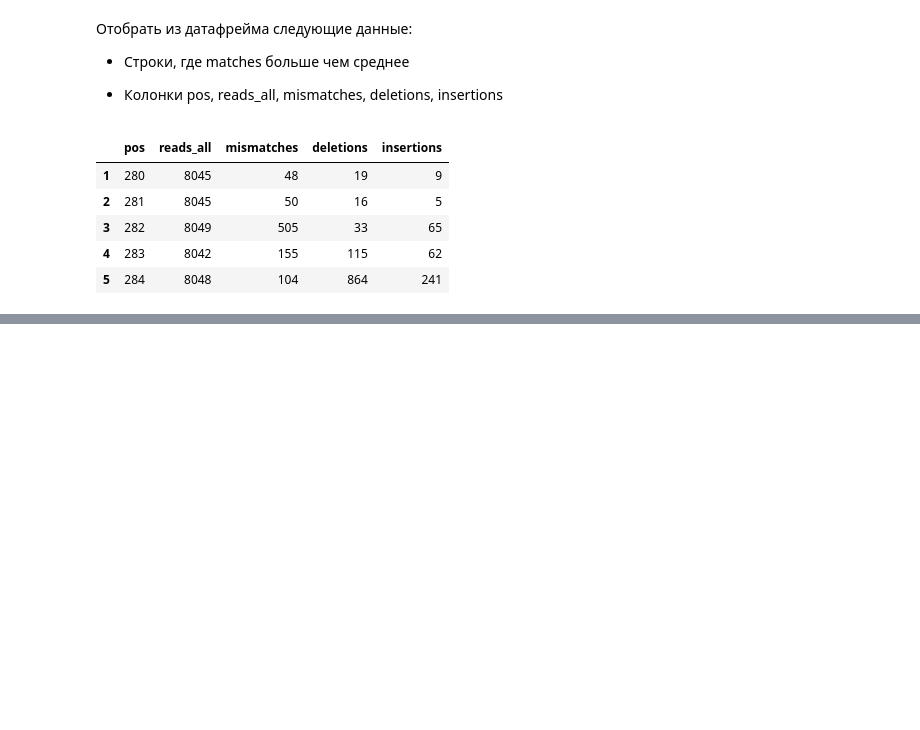
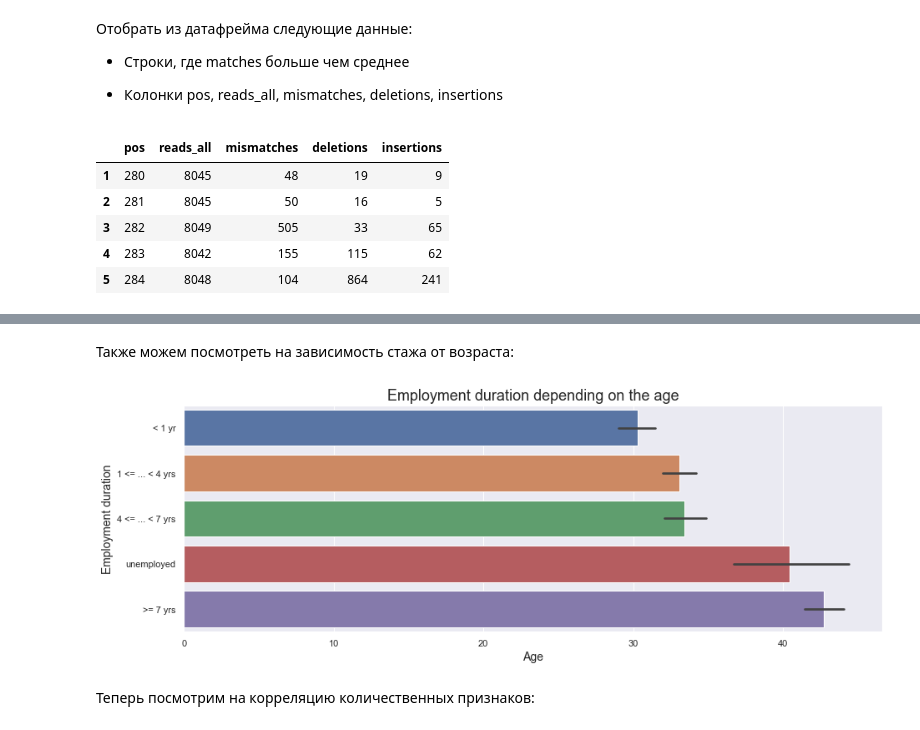
Before and after one commit to staceyso/BI_2021_Python, a Jupyter notebook: homework_pandas/code/pandas_tasks.ipynb, the cells around one changed output, grey strips where cells are left out. Drawn from its saved outputs; the diff is of its cells as text; code cells hidden in the pictures; blank space fills up the shorter version.

```diff
--- a/homework_pandas/code/pandas_tasks.ipynb
+++ b/homework_pandas/code/pandas_tasks.ipynb
@@ -62,0 +160,14 @@ df2.to_csv('../data/train_part.csv')
+# %% [markdown]
+Также можем посмотреть на зависимость стажа от возраста:
+# %%
+plt.figure(figsize=(15, 5))
+sns.barplot(x='age', y='employment_duration', data=data)
+plt.title('Employment duration depending on the age', size=18)
+plt.xlabel('Age', size=14)
+plt.ylabel('Employment duration', size=14)
+
+plt.show()
+# %% [output]
+[figure, added]
+# %% [markdown]
+Теперь посмотрим на корреляцию количественных признаков:
```
Also changed, not shown: parts of 23 cells of this notebook, 1 other file.
